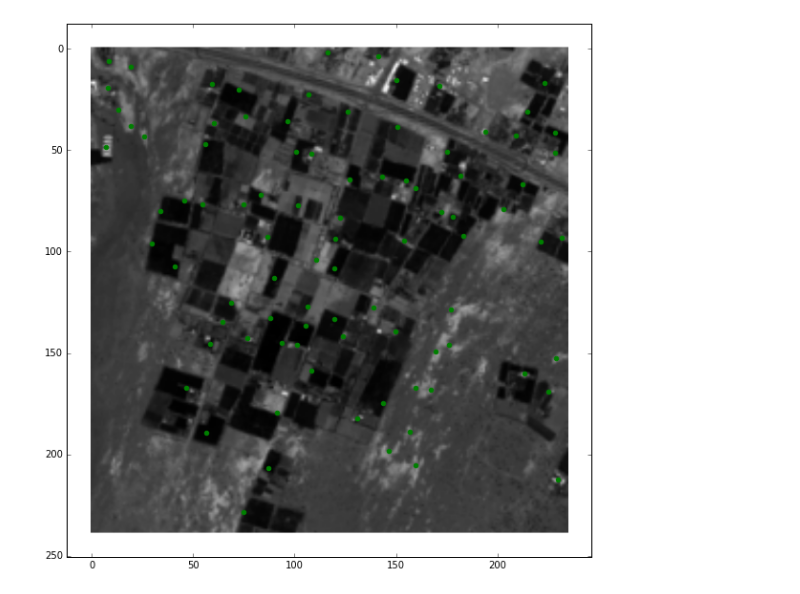
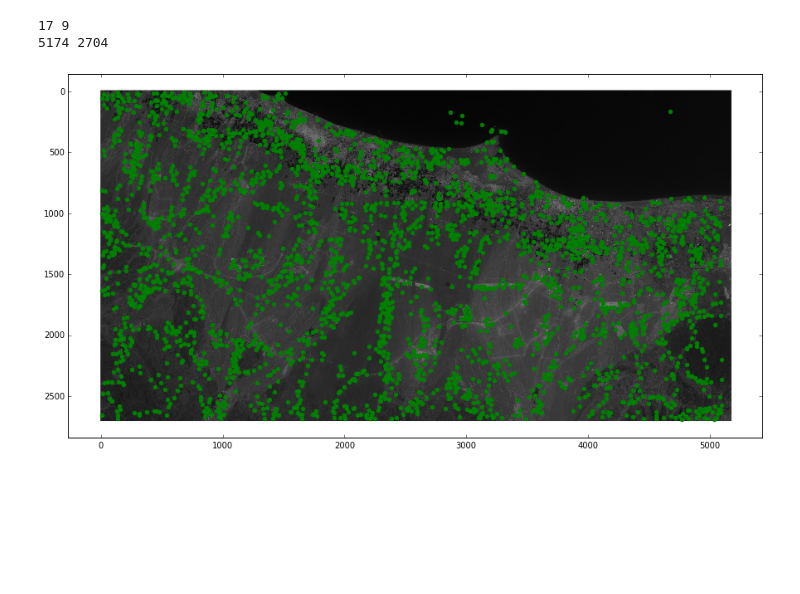
Before and after one commit to BarnabyGordon/detect-squares, a Jupyter notebook: notebooks/1.1-barney-detect_squares.ipynb, the cells around one changed output. Drawn from its saved outputs; the diff is of its cells as text; code cells hidden in the pictures; blank space fills up the shorter version.

```diff
--- a/notebooks/1.1-barney-detect_squares.ipynb
+++ b/notebooks/1.1-barney-detect_squares.ipynb
@@ -8,7 +8,9 @@ import matplotlib.pyplot as plt
 import files as f
 import pipeline as p
 # %%
-IMAGE_FILE = '../data/test2.tif'
+IMAGE_FILE = '../data/test3.tif'
 SHAPEFILE = '../data/squares.shp'
+
+KERNEL_SIZE = 300
 # %%
 image, src, gt = f.open_image(IMAGE_FILE)
@@ -18,0 +17,7 @@ p.squares_to_shapefile(squares, SHAPEFILE, gt)
+# %%
+grid_width, grid_height = p.gridspec(KERNEL_SIZE, src, gt)
+print grid_width, grid_height
+print src.RasterXSize, src.RasterYSize
+# %% [output]
+17 9
+5174 2704
@@ -19,10 +35,11 @@ p.squares_to_shapefile(squares, SHAPEFILE, gt)
 # %%
 plt.figure(figsize=(15, 10))
 plt.imshow(image, cmap='gray')
 
-for b, centroid in squares:
-    plt.scatter(centroid[0], centroid[1], color='green')
+for square in squares:
+    for b, centroid in square:
+        plt.scatter(centroid[0], centroid[1], color='green')
 
 plt.show()
 # %% [output]
-[figure, old version]
+[figure, new version]
```
Also changed, not shown: parts of 4 cells of this notebook.
